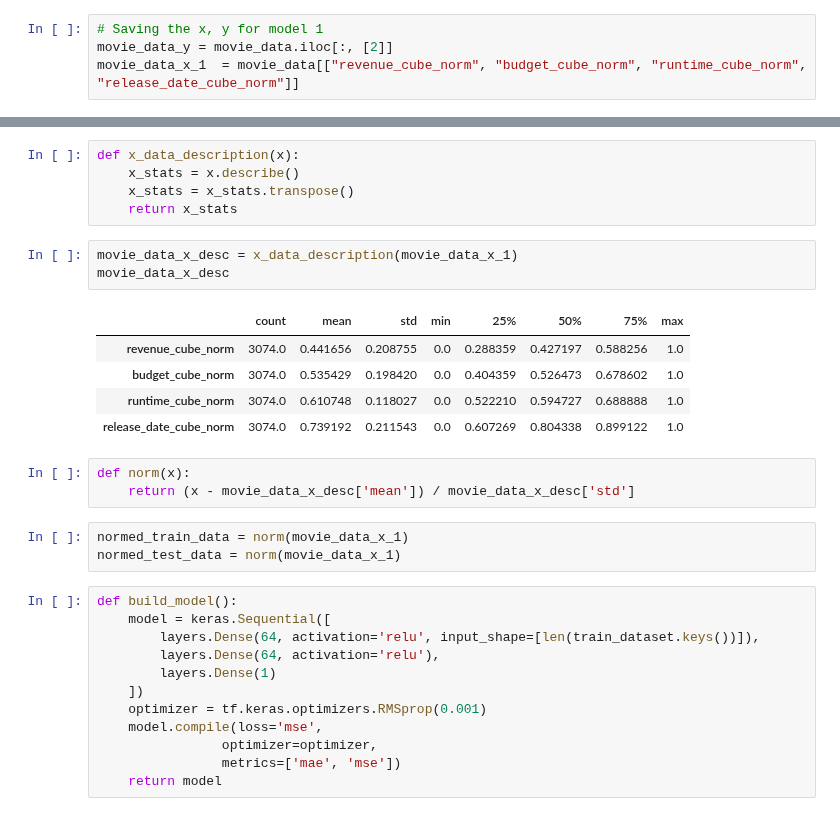
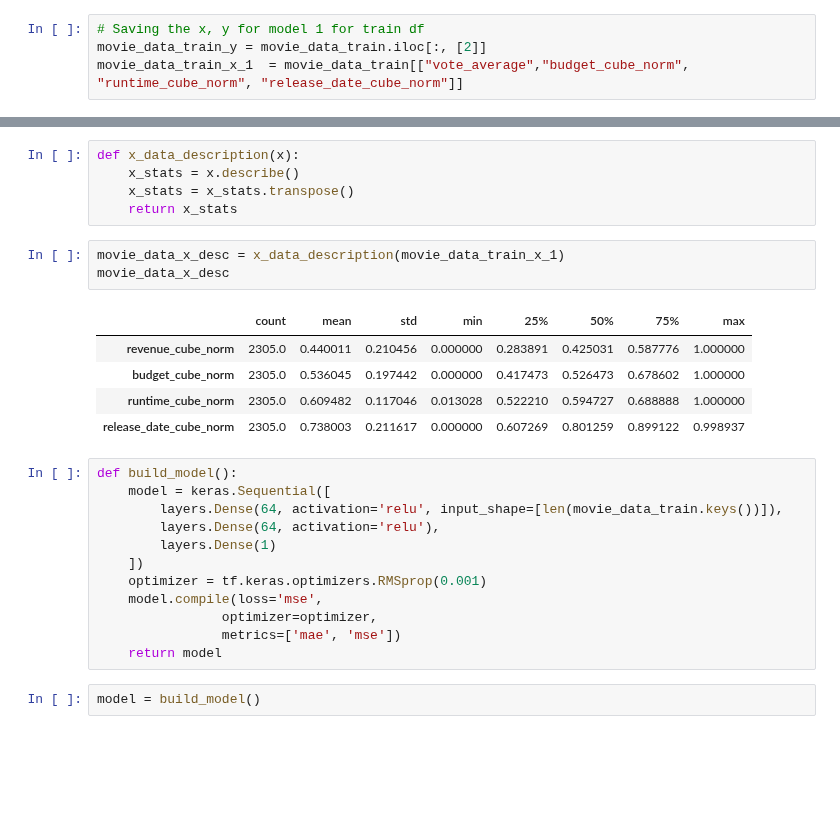
Before and after one commit to dluo96/datatonic-challenge, a Jupyter notebook: ml-prediction/ann-prediction.ipynb, the cells around one changed output, grey strips where cells are left out. Cells and saved outputs as stored; diff of their text form; blank space fills up the shorter version.

```diff
--- a/ml-prediction/ann-prediction.ipynb
+++ b/ml-prediction/ann-prediction.ipynb
@@ -175,6 +176,6 @@ from sklearn.model_selection import train_test_split as sk_train_test_split
 
 movie_data_train, movie_data_test = sk_train_test_split(movie_data)
 # %%
-# Saving the x, y for model 1
-movie_data_y = movie_data.iloc[:, [2]]
-movie_data_x_1  = movie_data[["revenue_cube_norm", "budget_cube_norm", "runtime_cube_norm", "release_date_cube_norm"]]
+# Saving the x, y for model 1 for train df
+movie_data_train_y = movie_data_train.iloc[:, [2]]
+movie_data_train_x_1  = movie_data_train[["vote_average","budget_cube_norm", "runtime_cube_norm", "release_date_cube_norm"]]
@@ -209,24 +214,18 @@ def x_data_description(x):
     x_stats = x_stats.transpose()
     return x_stats
 # %%
-movie_data_x_desc = x_data_description(movie_data_x_1)
+movie_data_x_desc = x_data_description(movie_data_train_x_1)
 movie_data_x_desc
 # %% [output]
 |  | count | mean | std | min | 25% | 50% | 75% | max |
-| revenue_cube_norm | 3074.0 | 0.441656 | 0.208755 | 0.0 | 0.288359 | 0.427197 | 0.588256 | 1.0 |
-| budget_cube_norm | 3074.0 | 0.535429 | 0.198420 | 0.0 | 0.404359 | 0.526473 | 0.678602 | 1.0 |
-| runtime_cube_norm | 3074.0 | 0.610748 | 0.118027 | 0.0 | 0.522210 | 0.594727 | 0.688888 | 1.0 |
-| release_date_cube_norm | 3074.0 | 0.739192 | 0.211543 | 0.0 | 0.607269 | 0.804338 | 0.899122 | 1.0 |
+| revenue_cube_norm | 2305.0 | 0.440011 | 0.210456 | 0.000000 | 0.283891 | 0.425031 | 0.587776 | 1.000000 |
+| budget_cube_norm | 2305.0 | 0.536045 | 0.197442 | 0.000000 | 0.417473 | 0.526473 | 0.678602 | 1.000000 |
+| runtime_cube_norm | 2305.0 | 0.609482 | 0.117046 | 0.013028 | 0.522210 | 0.594727 | 0.688888 | 1.000000 |
+| release_date_cube_norm | 2305.0 | 0.738003 | 0.211617 | 0.000000 | 0.607269 | 0.801259 | 0.899122 | 0.998937 |
-# %%
-def norm(x):
-    return (x - movie_data_x_desc['mean']) / movie_data_x_desc['std']
-# %%
-normed_train_data = norm(movie_data_x_1)
-normed_test_data = norm(movie_data_x_1)
 # %%
 def build_model():
     model = keras.Sequential([
-        layers.Dense(64, activation='relu', input_shape=[len(train_dataset.keys())]),
+        layers.Dense(64, activation='relu', input_shape=[len(movie_data_train.keys())]),
         layers.Dense(64, activation='relu'),
         layers.Dense(1)
     ])
@@ -235,3 +234,5 @@ def build_model():
                 optimizer=optimizer,
                 metrics=['mae', 'mse'])
     return model
+# %%
+model = build_model()
```
Also changed, not shown: parts of 8 cells of this notebook, 4 other files.
